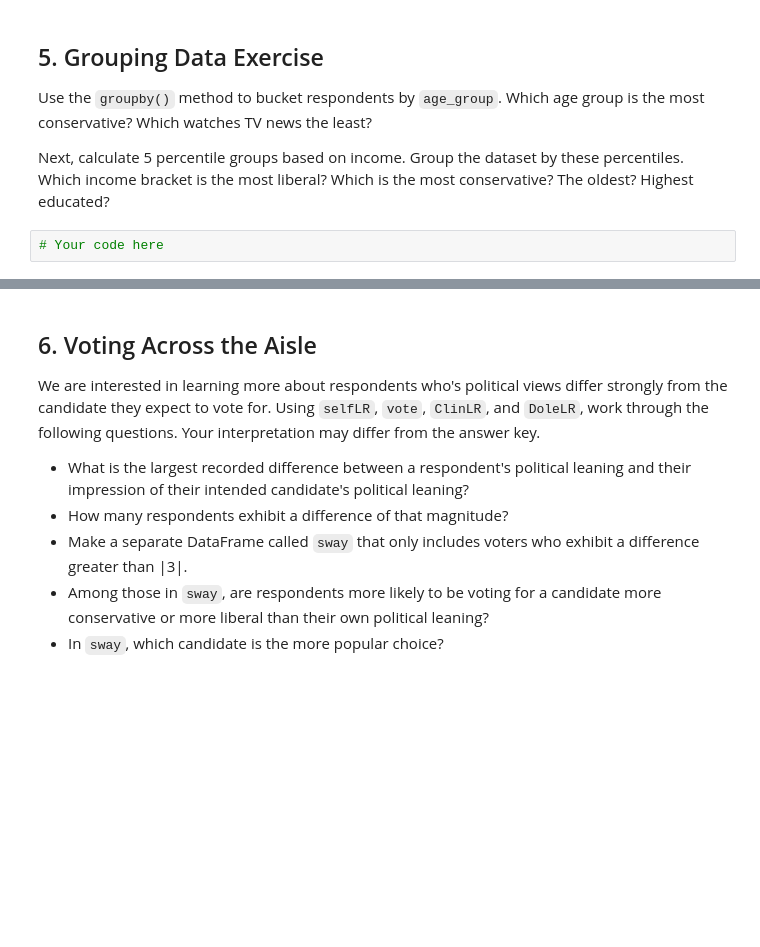
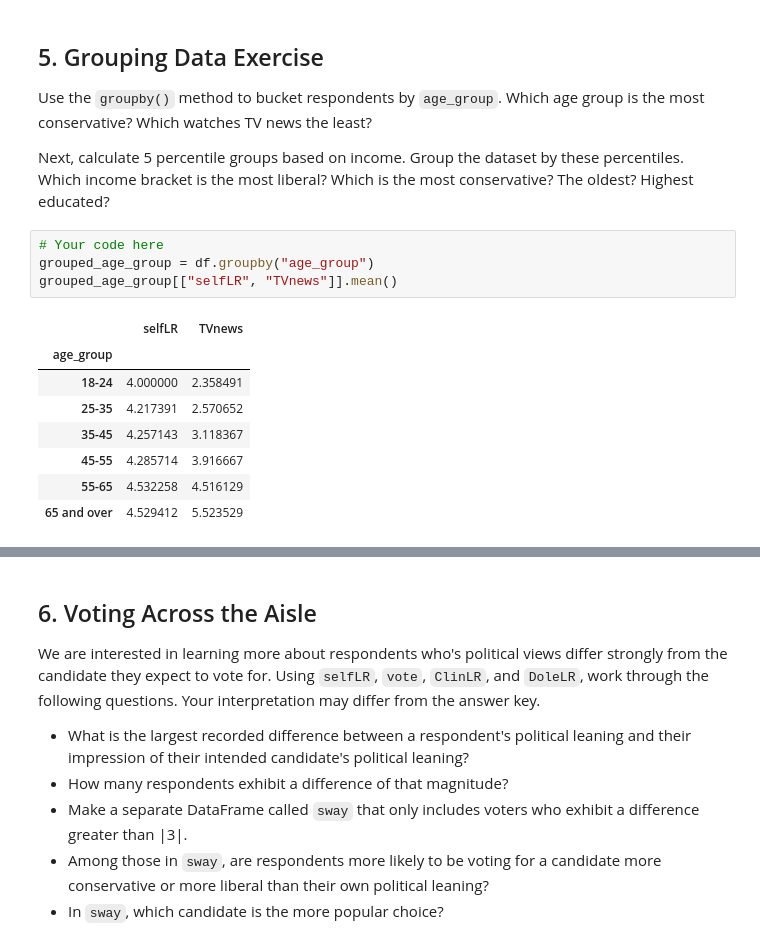
Before and after one commit to slouie88/pandas-practice, a Jupyter notebook: Python_pandas_Practice_Problems_UC_Berkeley_MIDS_notebook.ipynb, the cells around one changed output, grey strips where cells are left out. Drawn from its saved outputs; the diff is of its cells as text; blank space fills up the shorter version.

```diff
--- a/Python_pandas_Practice_Problems_UC_Berkeley_MIDS_notebook.ipynb
+++ b/Python_pandas_Practice_Problems_UC_Berkeley_MIDS_notebook.ipynb
@@ -301,3 +301,14 @@ Use the `groupby()` method to bucket respondents by `age_group`. Which age group
 Next, calculate 5 percentile groups based on income. Group the dataset by these percentiles. Which income bracket is the most liberal? Which is the most conservative? The oldest? Highest educated?
 # %%
 # Your code here
+grouped_age_group = df.groupby("age_group")
+grouped_age_group[["selfLR", "TVnews"]].mean()
+# %% [output]
+|  | selfLR | TVnews |
+| age_group |  |  |
+| 18-24 | 4.000000 | 2.358491 |
+| 25-35 | 4.217391 | 2.570652 |
+| 35-45 | 4.257143 | 3.118367 |
+| 45-55 | 4.285714 | 3.916667 |
+| 55-65 | 4.532258 | 4.516129 |
+| 65 and over | 4.529412 | 5.523529 |
```
Also changed, not shown: parts of 1 cell of this notebook.
